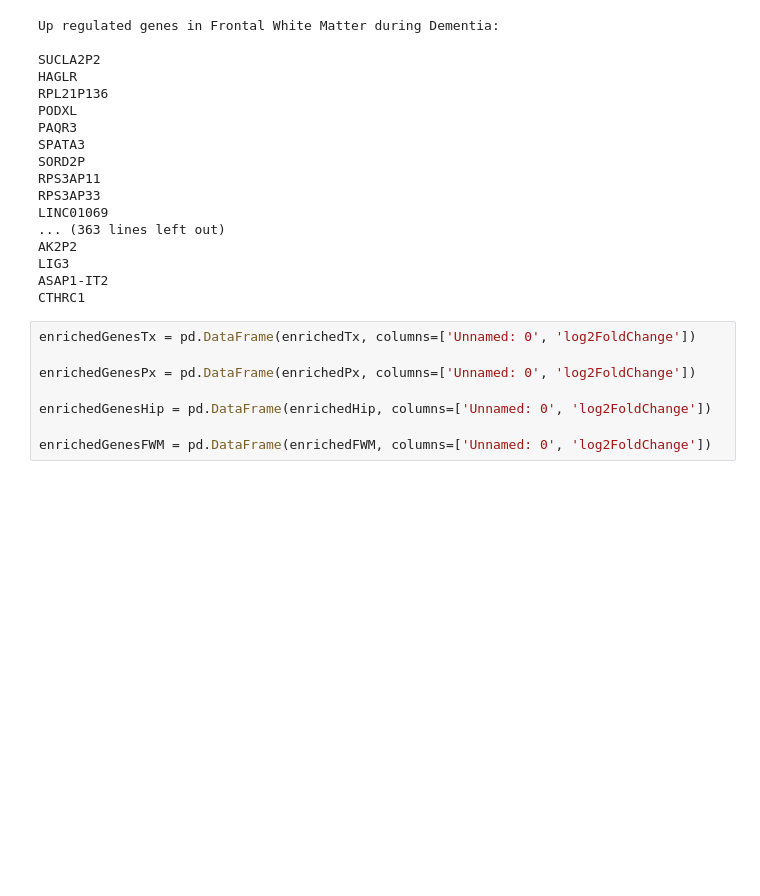
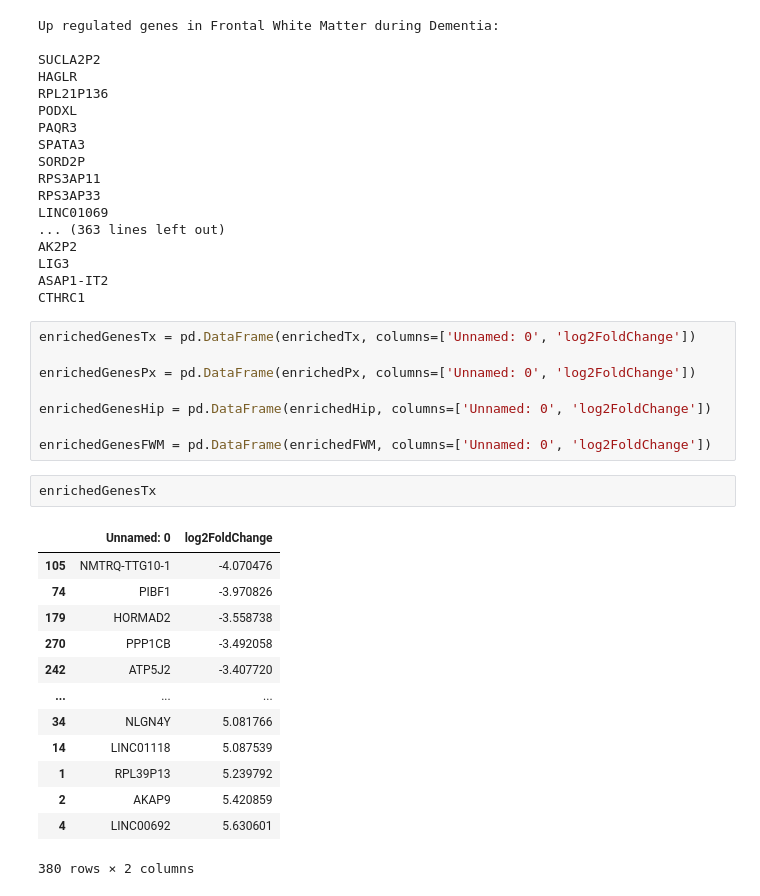
Before and after one commit to mouradap/rnaSeqDementia, a Jupyter notebook: CDEGenes-Allen.ipynb, the cells around one changed output. Drawn from its saved outputs; the diff is of its cells as text; blank space fills up the shorter version.

```diff
--- a/CDEGenes-Allen.ipynb
+++ b/CDEGenes-Allen.ipynb
@@ -354,6 +365,22 @@ enrichedGenesPx = pd.DataFrame(enrichedPx, columns=['Unnamed: 0', 'log2FoldChang
 enrichedGenesHip = pd.DataFrame(enrichedHip, columns=['Unnamed: 0', 'log2FoldChange'])
 
 enrichedGenesFWM = pd.DataFrame(enrichedFWM, columns=['Unnamed: 0', 'log2FoldChange'])
+# %%
+enrichedGenesTx
+# %% [output]
+|  | Unnamed: 0 | log2FoldChange |
+| 105 | NMTRQ-TTG10-1 | -4.070476 |
+| 74 | PIBF1 | -3.970826 |
+| 179 | HORMAD2 | -3.558738 |
+| 270 | PPP1CB | -3.492058 |
+| 242 | ATP5J2 | -3.407720 |
+| ... | ... | ... |
+| 34 | NLGN4Y | 5.081766 |
+| 14 | LINC01118 | 5.087539 |
+| 1 | RPL39P13 | 5.239792 |
+| 2 | AKAP9 | 5.420859 |
+| 4 | LINC00692 | 5.630601 |
+380 rows × 2 columns
 # %%
 #df_merge_col = pd.merge(df_row, df3, on='id')
 enrichedDementia = pd.merge(enrichedGenesTx, enrichedGenesPx, on='Unnamed: 0', how='outer')
```
Also changed, not shown: parts of 24 cells of this notebook, 6 other files.
